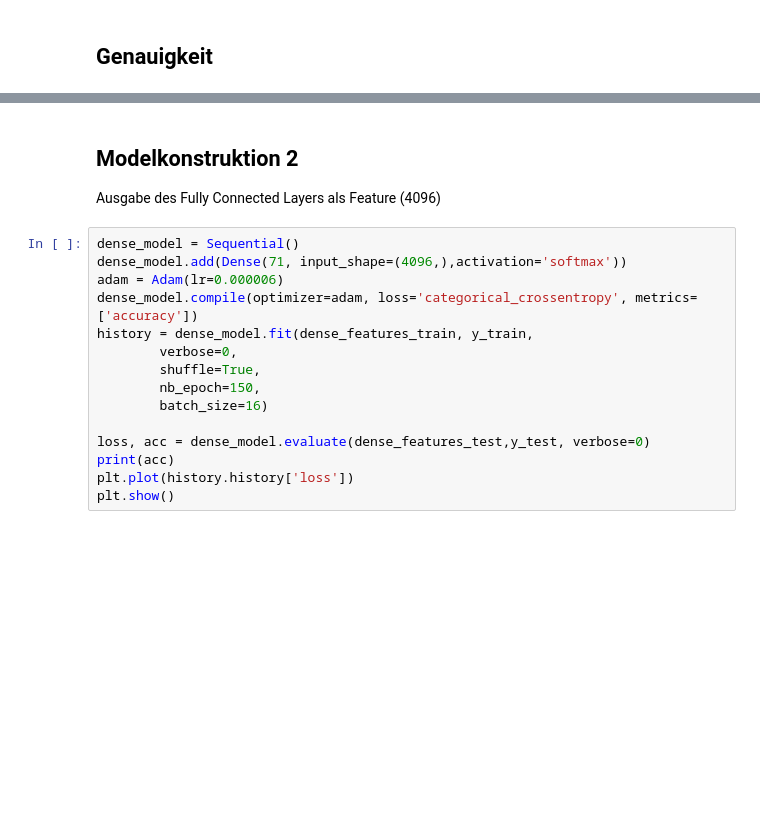
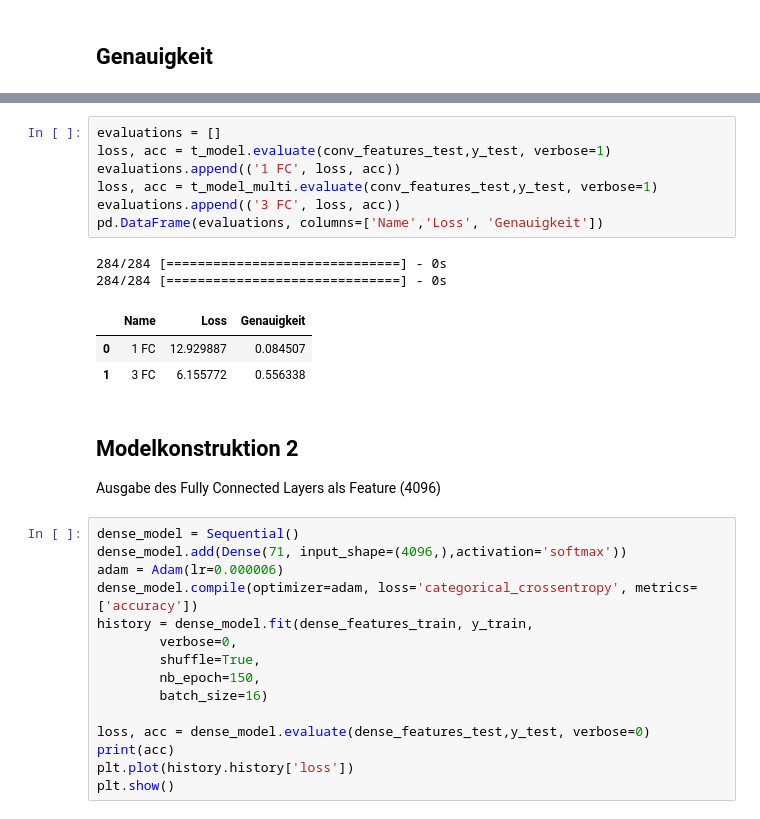
Before and after one commit to kaphka/vir-project, a Jupyter notebook: vir-projekt.ipynb, the cells around one changed output, grey strips where cells are left out. Drawn from its saved outputs; the diff is of its cells as text; blank space fills up the shorter version.

```diff
--- a/vir-projekt.ipynb
+++ b/vir-projekt.ipynb
@@ -338,3 +336,16 @@ acc
+# %%
+evaluations = []
+loss, acc = t_model.evaluate(conv_features_test,y_test, verbose=1)
+evaluations.append(('1 FC', loss, acc))
+loss, acc = t_model_multi.evaluate(conv_features_test,y_test, verbose=1)
+evaluations.append(('3 FC', loss, acc))
+pd.DataFrame(evaluations, columns=['Name','Loss', 'Genauigkeit'])
+# %% [output]
+284/284 [==============================] - 0s
+284/284 [==============================] - 0s
+|  | Name | Loss | Genauigkeit |
+| 0 | 1 FC | 12.929887 | 0.084507 |
+| 1 | 3 FC | 6.155772 | 0.556338 |
 # %% [markdown]
 ## Modelkonstruktion 2
 Ausgabe des Fully Connected Layers als Feature (4096)
```
Also changed, not shown: parts of 9 cells of this notebook, 1 other file.
